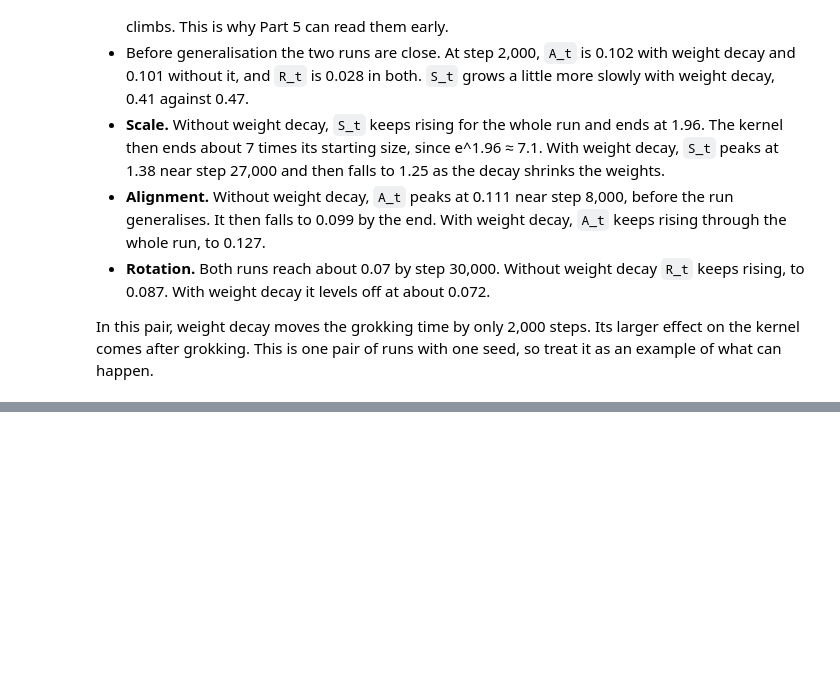
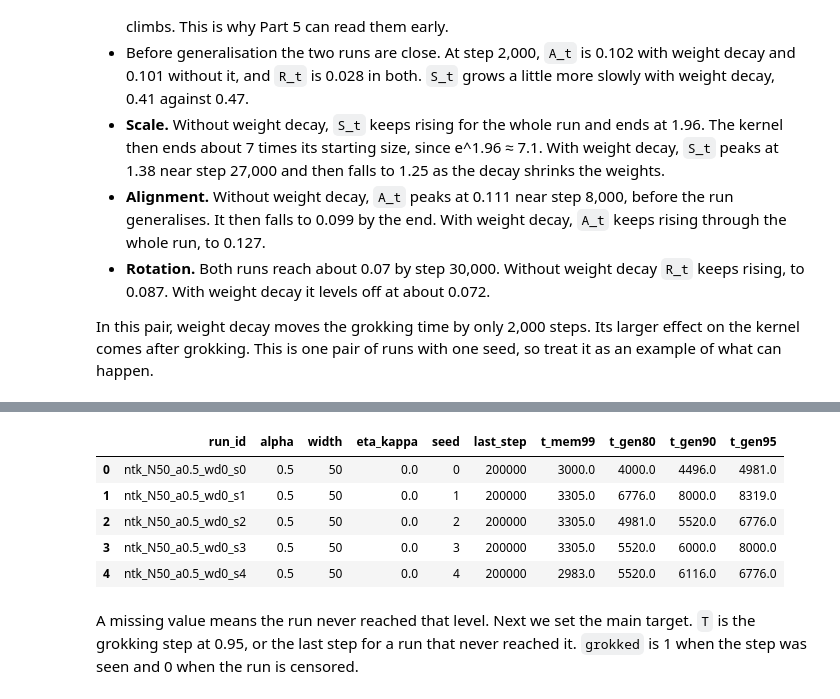
Before and after one commit to ZainAlSaffi-Dev/STAT3007, a Jupyter notebook: model_fitting/fitting.ipynb, the cells around one changed output, grey strips where cells are left out. Drawn from its saved outputs; the diff is of its cells as text; code cells hidden in the pictures; blank space fills up the shorter version.

```diff
--- a/model_fitting/fitting.ipynb
+++ b/model_fitting/fitting.ipynb
@@ -1007,17 +516,0 @@ Each input at step 2,000 for each outcome. Each row of panels is one input, and
-# %%
-fig, axes = plt.subplots(3, 2, figsize=(11, 9), sharex=True, sharey='row')
-for col_axes, (label, group) in zip(axes.T, groups.items()):
-    data = group['labelled']
-    for ax, (col, name) in zip(col_axes, panels):
-        for i, outcome in enumerate(outcomes):
-            values = data.loc[data['outcome'] == outcome, col]
-            colour = group['colour'] if outcome == 'grokked' else GREY
-            ax.scatter(i + jitter.uniform(-0.15, 0.15, len(values)), values, s=16,
-                       color=colour, alpha=0.7)
-    col_axes[0].set_title(label)
-    col_axes[-1].set_xticks(range(len(outcomes)), outcomes)
-for ax, (col, name) in zip(axes[:, 0], panels):
-    ax.set_ylabel(f'{name} at step 2,000')
-fig.suptitle('Kernel numbers at step 2,000 for each outcome, all 90 runs of each group')
-plt.tight_layout()
-plt.show()
@@ -1258,0 +529,22 @@ So with 90 runs in each group, we cannot show that the kernel at step 2,000 pred
+# %%
+acc = pd.read_parquet('data/checkpoints.parquet', columns=['run_id', 'step', 'train_acc', 'test_acc'])
+
+def first_step(col, level):
+    """The first checkpoint of each run at which `col` reaches `level`. Runs that never do are missing."""
+    return acc[acc[col] >= level].groupby('run_id')['step'].min()
+
+events = runs[['run_id', 'alpha', 'width', 'eta_kappa', 'seed', 'last_step']].set_index('run_id')
+events['t_mem99'] = first_step('train_acc', 0.99)
+for level in [0.80, 0.90, 0.95]:
+    events[f't_gen{round(level * 100)}'] = first_step('test_acc', level)
+events = events.reset_index()
+events.head()
+# %% [output]
+|  | run_id | alpha | width | eta_kappa | seed | last_step | t_mem99 | t_gen80 | t_gen90 | t_gen95 |
+| 0 | ntk_N50_a0.5_wd0_s0 | 0.5 | 50 | 0.0 | 0 | 200000 | 3000.0 | 4000.0 | 4496.0 | 4981.0 |
+| 1 | ntk_N50_a0.5_wd0_s1 | 0.5 | 50 | 0.0 | 1 | 200000 | 3305.0 | 6776.0 | 8000.0 | 8319.0 |
+| 2 | ntk_N50_a0.5_wd0_s2 | 0.5 | 50 | 0.0 | 2 | 200000 | 3305.0 | 4981.0 | 5520.0 | 6776.0 |
+| 3 | ntk_N50_a0.5_wd0_s3 | 0.5 | 50 | 0.0 | 3 | 200000 | 3305.0 | 5520.0 | 6000.0 | 8000.0 |
+| 4 | ntk_N50_a0.5_wd0_s4 | 0.5 | 50 | 0.0 | 4 | 200000 | 2983.0 | 5520.0 | 6116.0 | 6776.0 |
+# %% [markdown]
+A missing value means the run never reached that level. Next we set the main target. `T` is the grokking step at 0.95, or the last step for a run that never reached it. `grokked` is 1 when the step was seen and 0 when the run is censored.
```
Also changed, not shown: parts of 121 cells of this notebook, 2 other files.
